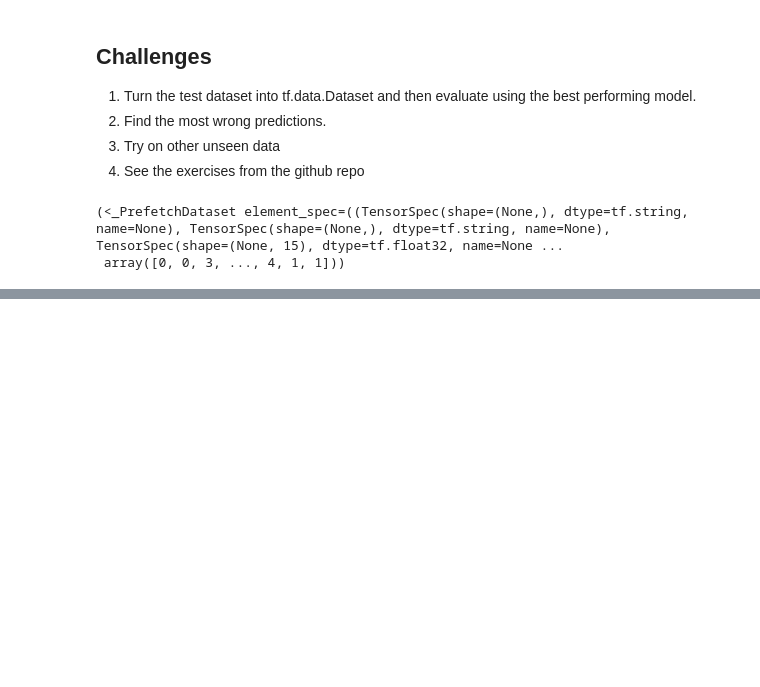
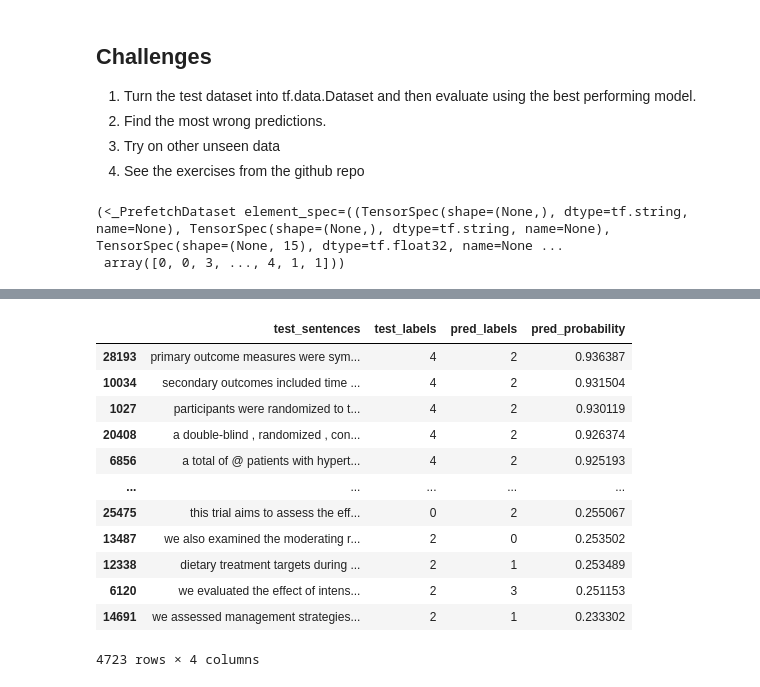
Before and after one commit to klsharma22/TensorflowCertifcationCourse, a Jupyter notebook: Milestone Projects/09_milestone_project_2_Skim_Lit.ipynb, the cells around one changed output, grey strips where cells are left out. Drawn from its saved outputs; the diff is of its cells as text; code cells hidden in the pictures; blank space fills up the shorter version.

```diff
--- a/Milestone Projects/09_milestone_project_2_Skim_Lit.ipynb
+++ b/Milestone Projects/09_milestone_project_2_Skim_Lit.ipynb
@@ -1215,0 +1236,17 @@ ValueError: Per-column arrays must each be 1-dimensional
+# %%
+wrong_preds = test_pred_analysis[test_pred_analysis['test_labels'] != test_pred_analysis['pred_labels']].sort_values('pred_probability', ascending= False)
+wrong_preds
+# %% [output]
+|  | test_sentences | test_labels | pred_labels | pred_probability |
+| 28193 | primary outcome measures were sym... | 4 | 2 | 0.936387 |
+| 10034 | secondary outcomes included time ... | 4 | 2 | 0.931504 |
+| 1027 | participants were randomized to t... | 4 | 2 | 0.930119 |
+| 20408 | a double-blind , randomized , con... | 4 | 2 | 0.926374 |
+| 6856 | a total of @ patients with hypert... | 4 | 2 | 0.925193 |
+| ... | ... | ... | ... | ... |
+| 25475 | this trial aims to assess the eff... | 0 | 2 | 0.255067 |
+| 13487 | we also examined the moderating r... | 2 | 0 | 0.253502 |
+| 12338 | dietary treatment targets during ... | 2 | 1 | 0.253489 |
+| 6120 | we evaluated the effect of intens... | 2 | 3 | 0.251153 |
+| 14691 | we assessed management strategies... | 2 | 1 | 0.233302 |
+4723 rows × 4 columns
```
Also changed, not shown: parts of 15 cells of this notebook.
